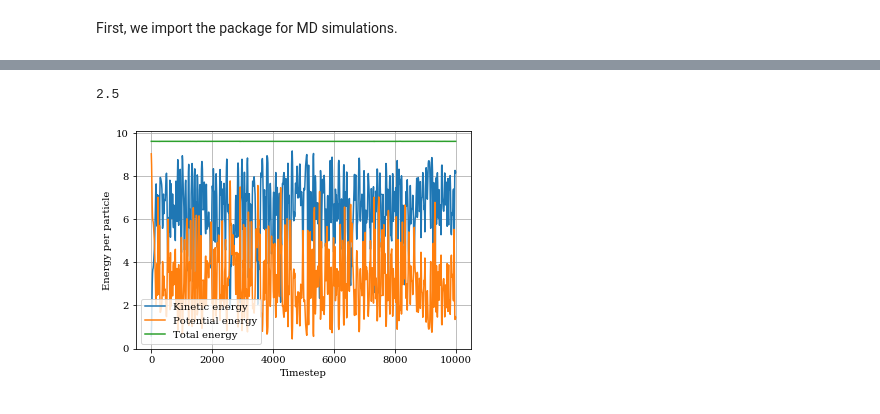
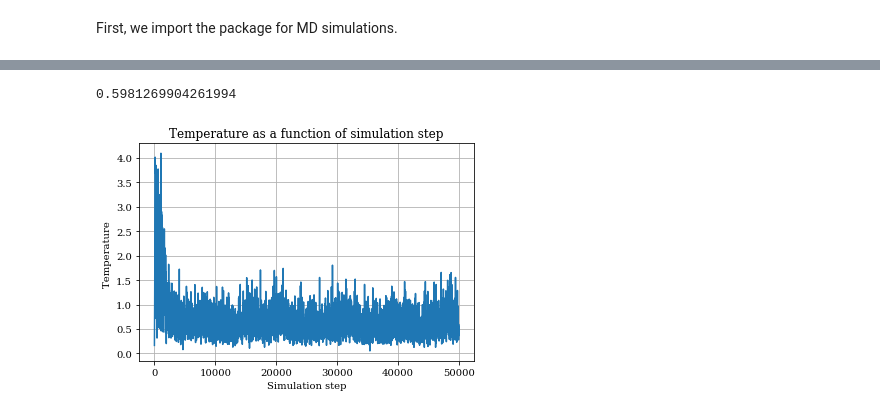
Before and after one commit to wehs7661/CompPhys, a Jupyter notebook: Exercises/Exercise_02.ipynb, the cells around one changed output, grey strips where cells are left out. Cells and saved outputs as stored; diff of their text form; code cells hidden in the pictures.

```diff
--- a/Exercises/Exercise_02.ipynb
+++ b/Exercises/Exercise_02.ipynb
@@ -42,9 +45,7 @@ Elapsed time: 18.232264757156372
-# %%
-MD.r_c
-# %% [output]
-2.5
 # %%
 TA = TrajAnalysis(MD, 'Exercise_02_traj.yml')
-TA.plot_MD_energy()
+TA.plot_2d(TA.temp, 'Temperature')
+TA.calculate_RMSF(TA.temp)
 # %% [output]
+0.5981269904261994
-[figure, old version]
+[figure, new version]
```
Also changed, not shown: parts of 13 cells of this notebook, 4 other files.
